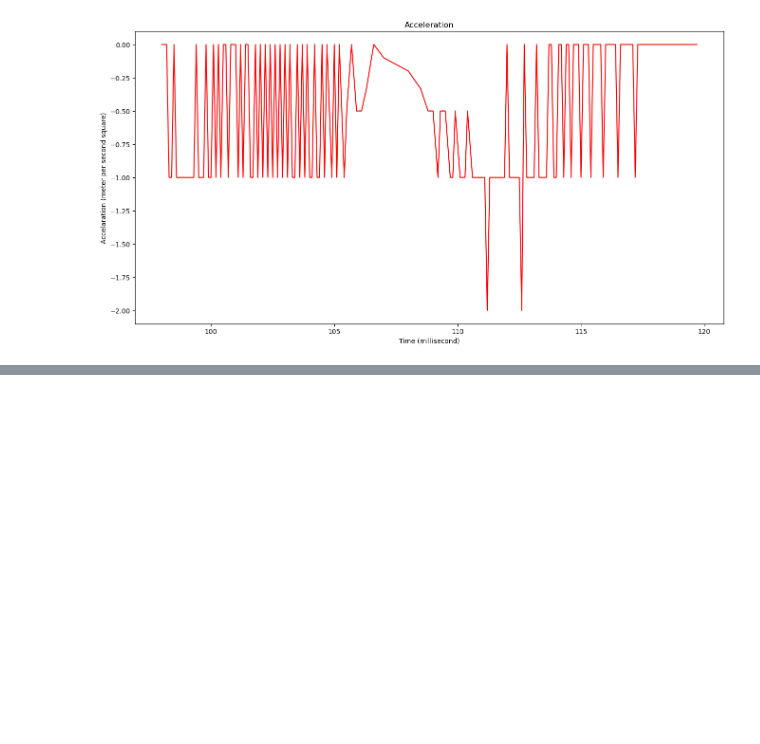
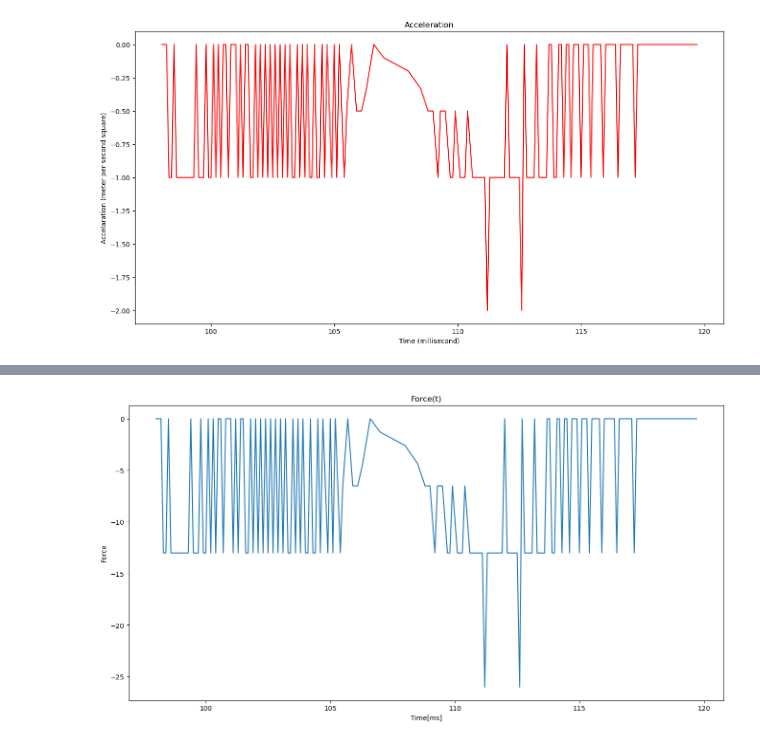
Before and after one commit to SamiOnur/SafetyReports, a Jupyter notebook: Safety02/Safety02.ipynb, the cells around one changed output, grey strips where cells are left out. Saved outputs shown, nothing was run; the diff lists cells and outputs as text; code cells hidden in the pictures; blank space fills up the shorter version.

```diff
--- a/Safety02/Safety02.ipynb
+++ b/Safety02/Safety02.ipynb
@@ -93,0 +96,14 @@ plt.show()
+# %%
+#For calculating Force we should use Newton's 2nd Law F = m *a
+#m = 13 kg
+
+impact["Force"] = impact["Acceleration"]*13
+# %%
+plt.figure(figsize=(16, 8))
+plt.plot(impact["Time[ms]"], impact["Force"])
+plt.xlabel("Time[ms]")
+plt.ylabel('Force')
+plt.title("Force(t)")
+plt.show()
+# %% [output]
+[figure, added]
```
Also changed, not shown: parts of 4 cells of this notebook, 2 other files.
